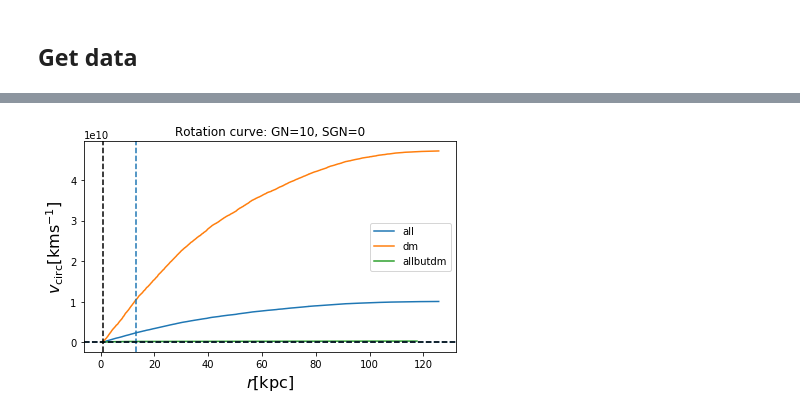
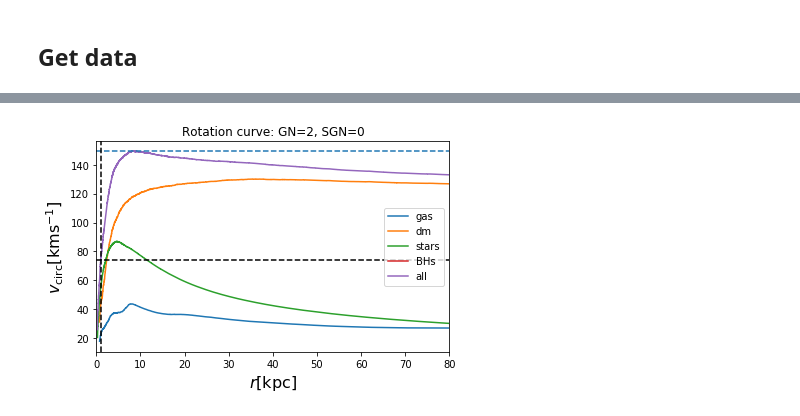
Before and after one commit to kassiili/two-period-inflation, a Jupyter notebook: RotationCurvesByType.ipynb, the cells around one changed output, grey strips where cells are left out. Drawn from its saved outputs; the diff is of its cells as text; code cells hidden in the pictures.

```diff
--- a/RotationCurvesByType.ipynb
+++ b/RotationCurvesByType.ipynb
@@ -33,7 +33,7 @@ importlib.reload(curve_fit)
 ## Get data
 # %%
 # Which halo:
-gn = 10; sgn = 0
+gn = 2; sgn = 0
 
 # Ones that seem alright: 12,0;
 
@@ -84,10 +90,7 @@ v1kpc = v1kpc[halo_mask]
 # %%
 r = {}
 v_circ = {}
-#pts = {'gas' : [0], 'dm' : [1], 'dm+' : [2,3], 'stars' : [4], 'BHs' : [5], 'all' : [0,1,4,5]}
-#pts = {'dm1': [1], 'dm2': [2], 'dm3': [3]}
-pts = {'all' : [0,1,4,5], 'dm' : [1], 'allbutdm' : [0,4,5]}
-masks = {'all' : [], 'dm' : [], 'allbutdm' : []}
+pts = {'gas' : [0], 'dm' : [1], 'stars' : [4], 'BHs' : [5], 'all' : [0,1,4,5]}
 # Read particles:
 for key,pt in pts.items():
     SGNs = LCDM.get_particles("SubGroupNumber",part_type=pt)
@@ -98,12 +101,8 @@ for key,pt in pts.items():
     # Select halo:
     halo_mask = np.logical_and(SGNs == sgn,GNs == gn)
     masks[key] = halo_mask
-    print(np.sum(halo_mask))
     coords = coords[halo_mask]
-    print(np.sum(mass))
     mass = mass[halo_mask]
-    print(np.bincount(int(mass)))
-    print(np.sum(mass))
 
     # Periodic wrap coordinates around centre.
     with h5py.File(LCDM.part_file,'r') as partf:
@@ -121,14 +120,14 @@ for key,pt in pts.items():
 
     # Begin rotation curve from the 10th particle to reduce noise at the low end of the curve.include only every 10th particle for cleaner curves.
     mask = d>0; d=d[mask]; cumass=cumass[mask]
-#    jump = 20
-#    #r = r[jump::jump]
-#    #cumass = cumass[jump::jump]
-#    d = d[jump:]
-#    cumass = cumass[jump:]
+    jump = 20
+    #r = r[jump::jump]
+    #cumass = cumass[jump::jump]
+    d = d[jump:]
+    cumass = cumass[jump:]
 
     # Compute velocity.
     myG = G.to(u.km**2 * u.kpc * u.Msun**-1 * u.s**-2).value
-    v_circ[key] = cumass #np.sqrt((myG * cumass) / d)
+    v_circ[key] = np.sqrt((myG * cumass) / d)
     r[key] = d
 # %% [output]
@@ -156,37 +139,37 @@ fig, axes = plt.subplots()
 # Set axes:
 #axes.set_xscale('log')
 #axes.set_yscale('log')
-#axes.set_xlim(0,80)
+axes.set_xlim(0,80)
 #axes.set_ylim(y_down,y_up)
 
 # Set labels:
 axes.set_xlabel('$r[\mathrm{kpc}]$', fontsize=16)
 axes.set_ylabel('$v_{\mathrm{circ}}[\mathrm{kms^{-1}}]$', fontsize=16)
 
 # Galaxy text:
 axes.set_title('Rotation curve: GN={}, SGN={}'.format(gn,sgn))
 
 for key in pts.keys():
     axes.plot(r[key], v_circ[key], label=key)
 axes.axhline(vmax,linestyle='dashed')
 axes.axvline(rmax,linestyle='dashed')
 axes.axhline(v1kpc,linestyle='dashed',c='black')
 axes.axvline(1,linestyle='dashed',c='black')
 
 plt.legend()
 plt.tight_layout()
 
 
 # Save figure:
 #
 #filename = 'cumulDistByVmax_evol_{}.png'.format(galaxy)
 #
 #home = os.path.dirname(snapshot_obj.__file__)
 #path = os.path.join(home,"Figures")
 #
 ## If the directory does not exist, create it
 #if not os.path.exists(path):
 #    os.makedirs(path)
 #plt.savefig(os.path.join(path,filename), dpi=200)
 # %% [output]
-[figure, old version]
+[figure, new version]
```
Also changed, not shown: parts of 3 cells of this notebook, 2 other files.
